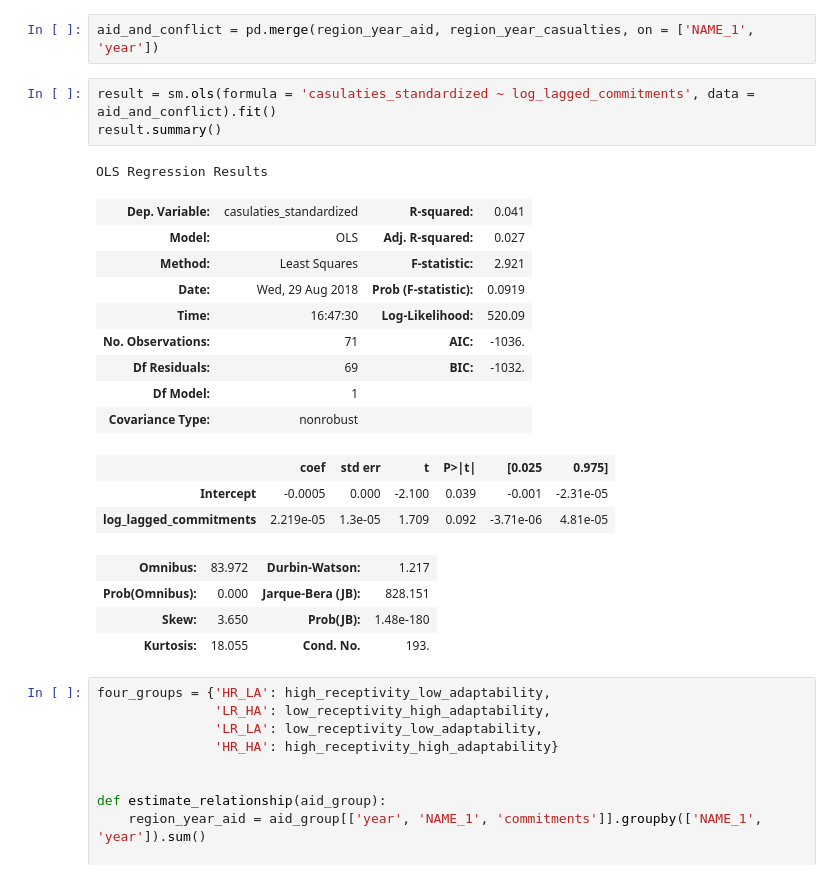
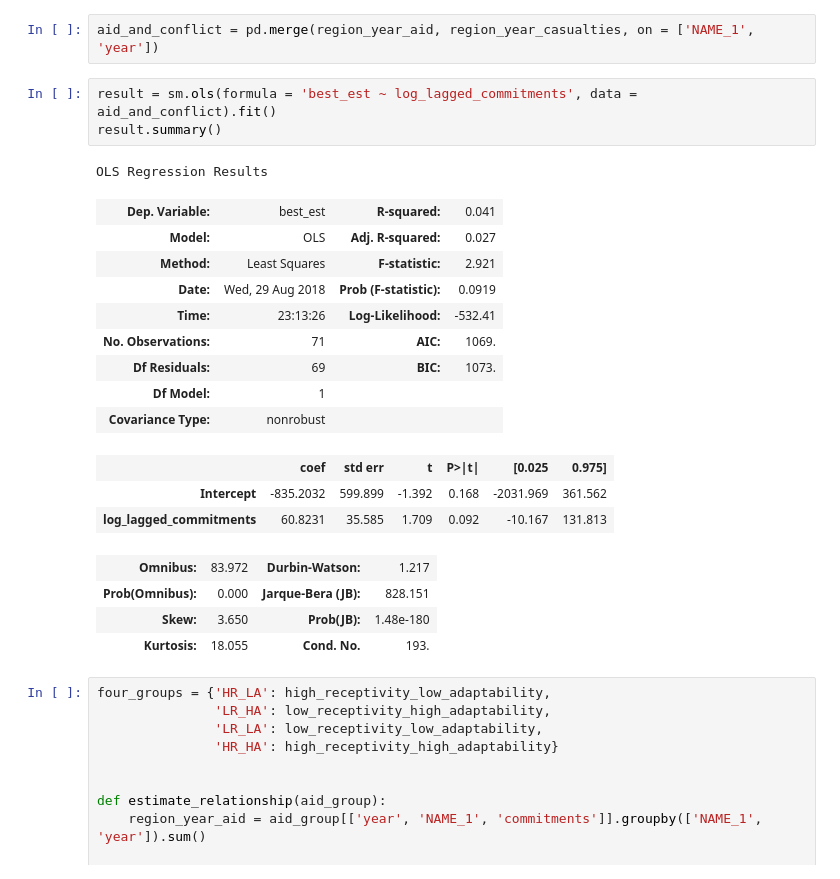
Before and after one commit to ytolochko/Diploma, a Jupyter notebook: Exploratory_geopds.ipynb, the cells around one changed output. Saved outputs shown, nothing was run; the diff lists cells and outputs as text.

```diff
--- a/Exploratory_geopds.ipynb
+++ b/Exploratory_geopds.ipynb
@@ -293,22 +293,22 @@ region_year_casualties['lagged_casualties_standardized'] = (region_year_casualti
 # %%
 aid_and_conflict = pd.merge(region_year_aid, region_year_casualties, on = ['NAME_1', 'year'])
 # %%
-result = sm.ols(formula = 'casulaties_standardized ~ log_lagged_commitments', data = aid_and_conflict).fit()
+result = sm.ols(formula = 'best_est ~ log_lagged_commitments', data = aid_and_conflict).fit()
 result.summary()
 # %% [output]
 OLS Regression Results
-| Dep. Variable: | casulaties_standardized | R-squared: | 0.041 |
+| Dep. Variable: | best_est | R-squared: | 0.041 |
 | Model: | OLS | Adj. R-squared: | 0.027 |
 | Method: | Least Squares | F-statistic: | 2.921 |
 | Date: | Wed, 29 Aug 2018 | Prob (F-statistic): | 0.0919 |
-| Time: | 16:47:30 | Log-Likelihood: | 520.09 |
-| No. Observations: | 71 | AIC: | -1036. |
-| Df Residuals: | 69 | BIC: | -1032. |
+| Time: | 23:13:26 | Log-Likelihood: | -532.41 |
+| No. Observations: | 71 | AIC: | 1069. |
+| Df Residuals: | 69 | BIC: | 1073. |
 | Df Model: | 1 |  |  |
 | Covariance Type: | nonrobust |  |  |
 |  | coef | std err | t | P>|t| | [0.025 | 0.975] |
-| Intercept | -0.0005 | 0.000 | -2.100 | 0.039 | -0.001 | -2.31e-05 |
-| log_lagged_commitments | 2.219e-05 | 1.3e-05 | 1.709 | 0.092 | -3.71e-06 | 4.81e-05 |
+| Intercept | -835.2032 | 599.899 | -1.392 | 0.168 | -2031.969 | 361.562 |
+| log_lagged_commitments | 60.8231 | 35.585 | 1.709 | 0.092 | -10.167 | 131.813 |
 | Omnibus: | 83.972 | Durbin-Watson: | 1.217 |
 | Prob(Omnibus): | 0.000 | Jarque-Bera (JB): | 828.151 |
 | Skew: | 3.650 | Prob(JB): | 1.48e-180 |
```
Also changed, not shown: parts of 1 cell of this notebook, 7 other files.
